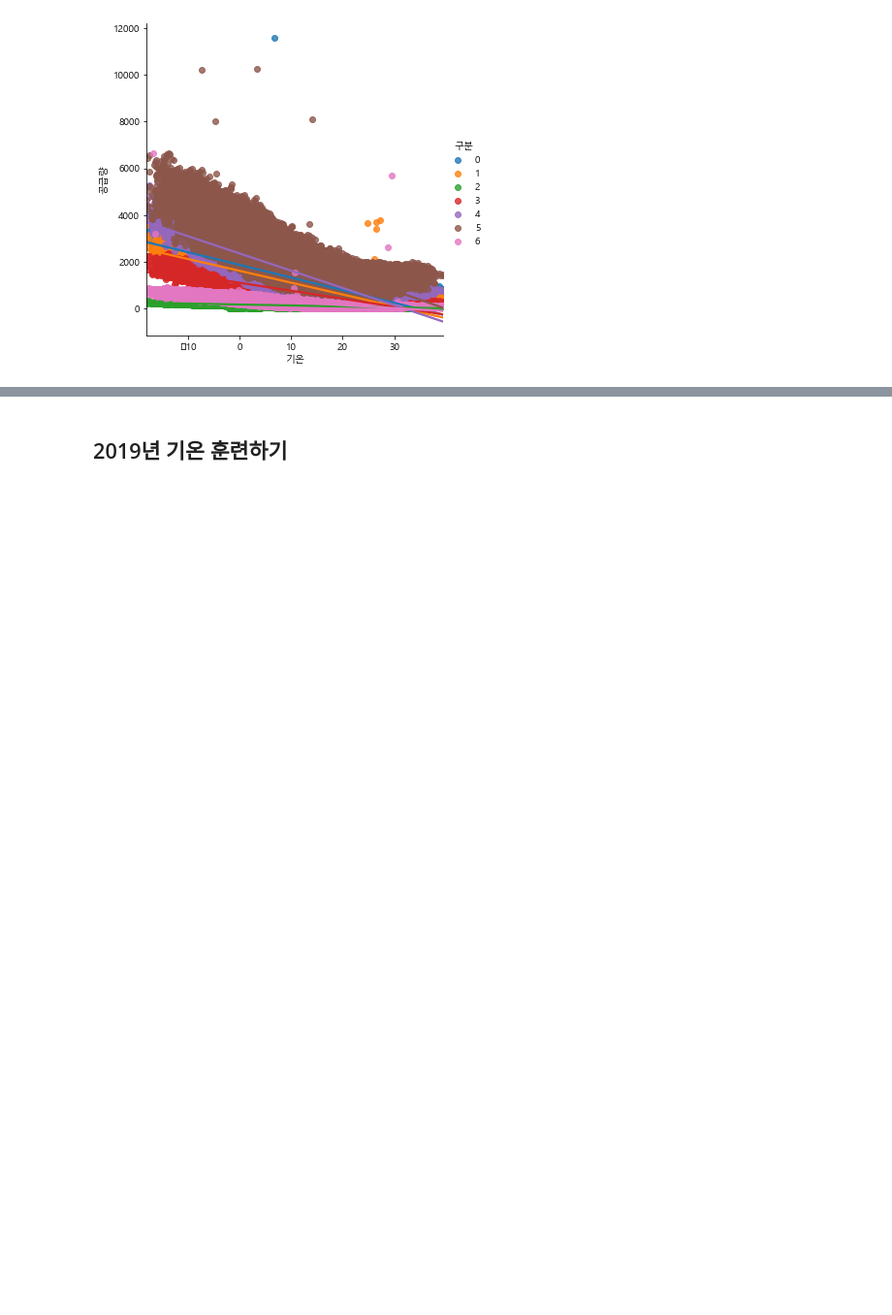
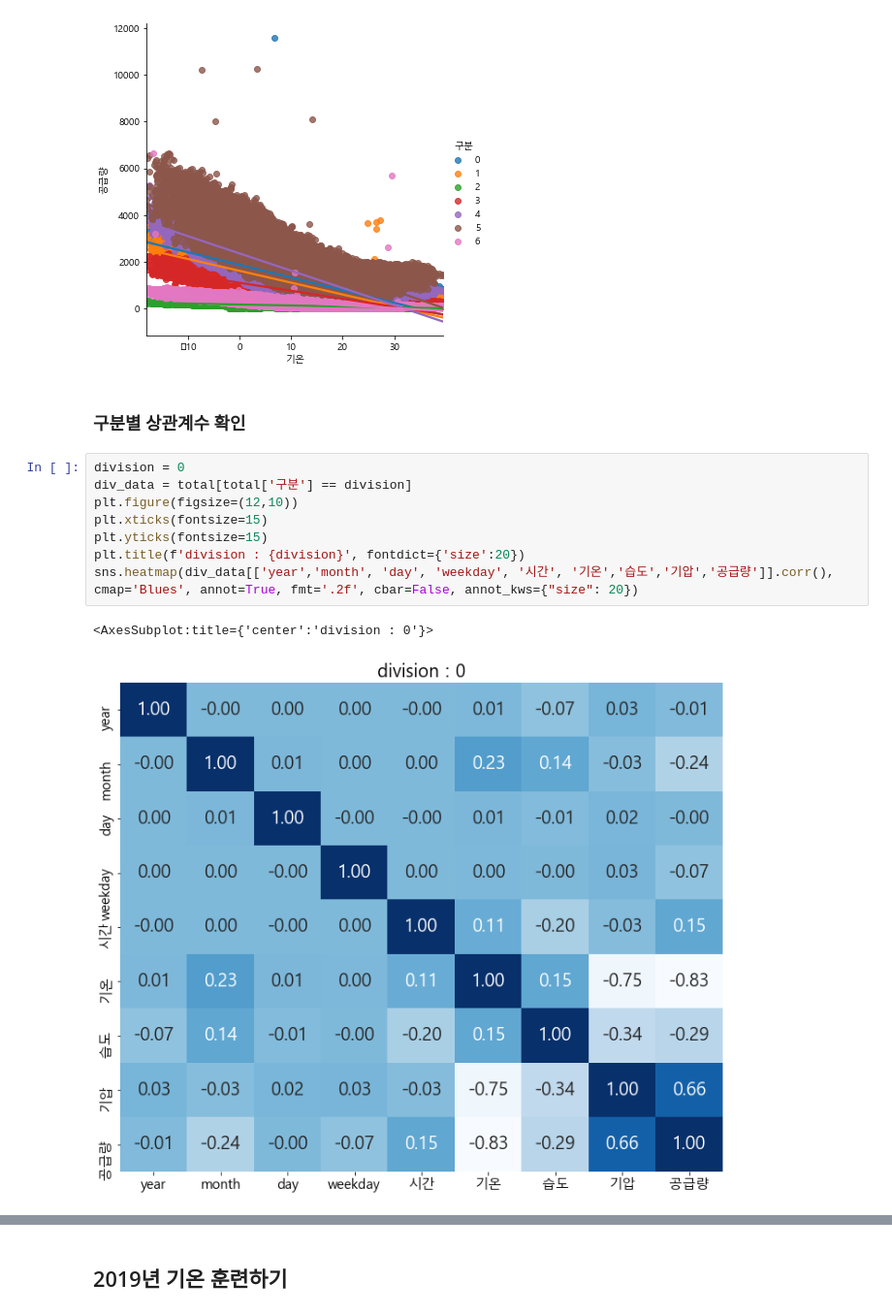
Before and after one commit to kbjung/LikeLion_13th_DataCourse, a Jupyter notebook: TP02/07_결과_출력/07-05_결과_출력(pycaret)_ver1.3(2021.12.01).ipynb, the cells around one changed output, grey strips where cells are left out. Shown at 97% size. Saved outputs shown, nothing was run; the diff lists cells and outputs as text; blank space fills up the shorter version.

```diff
--- a/TP02/07_결과_출력/07-05_결과_출력(pycaret)_ver1.3(2021.12.01).ipynb
+++ b/TP02/07_결과_출력/07-05_결과_출력(pycaret)_ver1.3(2021.12.01).ipynb
@@ -169,3 +169,16 @@ sns.lmplot(x='기온', y='공급량', hue='구분', data=total)
 <seaborn.axisgrid.FacetGrid at 0x...>
 <Figure size 864x576 with 0 Axes>
 [figure]
+# %% [markdown]
+### 구분별 상관계수 확인
+# %%
+division = 0
+div_data = total[total['구분'] == division]
+plt.figure(figsize=(12,10))
+plt.xticks(fontsize=15)
+plt.yticks(fontsize=15)
+plt.title(f'division : {division}', fontdict={'size':20})
+sns.heatmap(div_data[['year','month', 'day', 'weekday', '시간', '기온','습도','기압','공급량']].corr(), cmap='Blues', annot=True, fmt='.2f', cbar=False, annot_kws={"size": 20})
+# %% [output]
+<AxesSubplot:title={'center':'division : 0'}>
+[figure, added]
```
Also changed, not shown: parts of 6 cells of this notebook, 21 other files.
